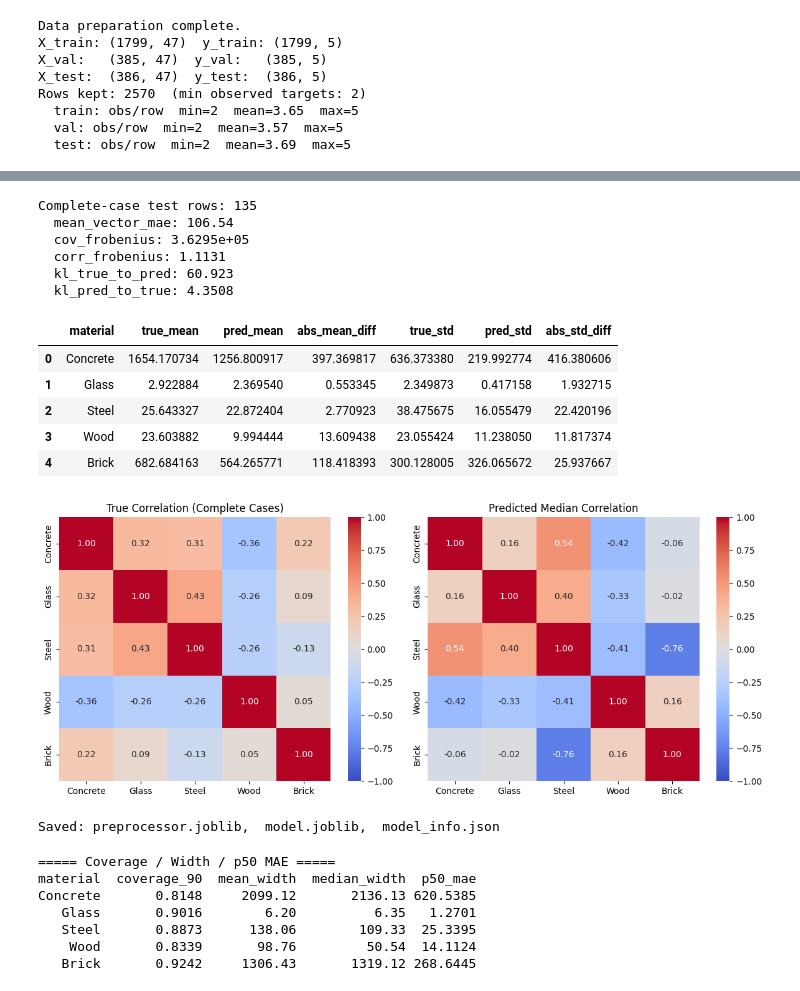
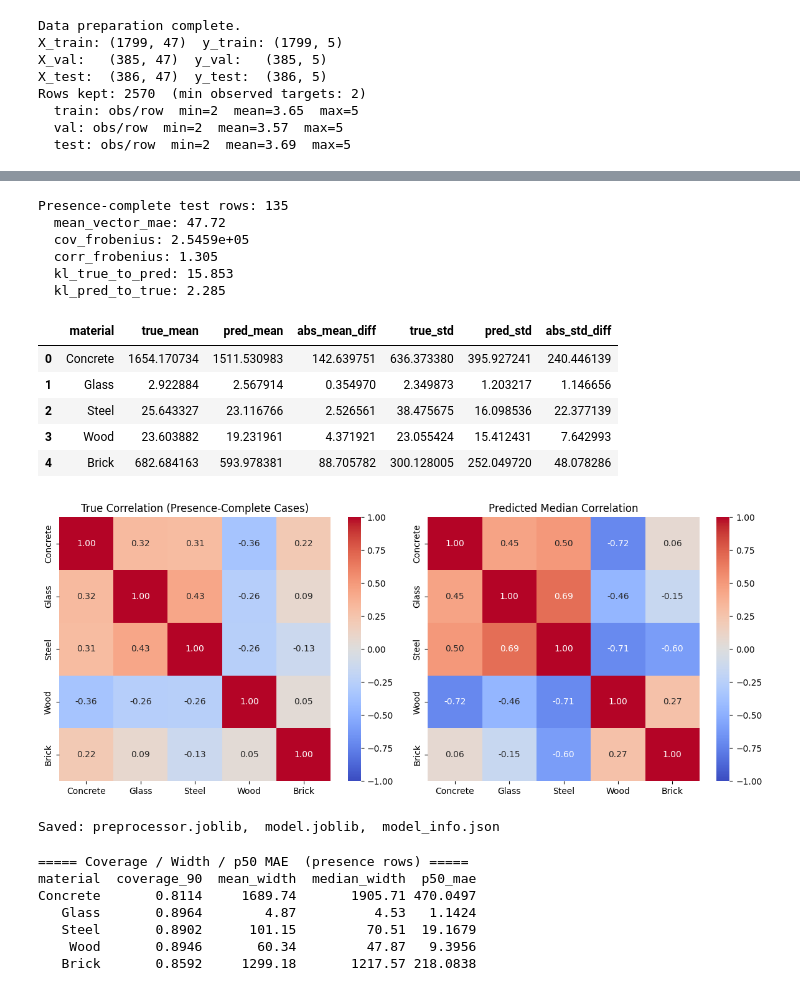
Before and after one commit to City-Syntax/material-intensity, a Jupyter notebook: prediction_model.ipynb, the cells around one changed output, grey strips where cells are left out. Saved outputs shown, nothing was run; the diff lists cells and outputs as text; code cells hidden in the pictures.

```diff
--- a/prediction_model.ipynb
+++ b/prediction_model.ipynb
@@ -8,15 +8,15 @@ import pandas as pd
 import seaborn as sns
 from scipy import stats
 from sklearn.compose import ColumnTransformer
-from sklearn.linear_model import LogisticRegression, RidgeCV
 from sklearn.metrics import mean_absolute_error
 from sklearn.model_selection import train_test_split
 from sklearn.preprocessing import OneHotEncoder, StandardScaler
+from xgboost import XGBClassifier, XGBRegressor
 
 SEED = 42
 MIN_OBSERVED_TARGETS = 2
-GROUP_COLS = ["Primary Code"]  # grouping variables for joint covariance matrices
-LOG_EPS = 1e-6           # small constant: log(y + LOG_EPS)
+GROUP_COLS = ["Typology"]  # grouping variables for joint covariance matrices
+LOG_EPS = 1e-6             # small constant: log(y + LOG_EPS)
 
 X_cols = ["Construction period", "Typology", "Primary Code", "Hybrid Structure", "Country"]
 y_cols = ["Concrete", "Glass", "Steel", "Wood", "Brick"]
@@ -284,12 +293,13 @@ class JointDistributionModel:
         eye_M = np.eye(len(y_cols))
         return shrunk + eye_M * self.reg_eps
 
-    def fit(self, X_proc, X_raw, y_raw, y_mask, intensity_model):
-        # Estimate group covariances from training-set log-residuals.
-        # Only complete-case rows (all 5 materials observed) are used.
-        complete = y_mask.all(axis=1)
+    def fit(self, X_proc, X_raw, y_raw, y_presence, intensity_model):
+        # Only presence-complete rows: all 5 materials observed AND > 0.
+        # Using y_mask.all() would include observed-as-zero rows; log(0+eps)
+        # contaminates the residual covariance with near-−∞ entries.
+        complete = y_presence.all(axis=1)
         if complete.sum() < len(y_cols):
-            raise ValueError(f"Need >= {len(y_cols)} complete rows; got {complete.sum()}.")
+            raise ValueError(f"Need >= {len(y_cols)} presence-complete rows; got {complete.sum()}.")
 
         mu_log  = intensity_model.predict_log(X_proc)
         y_log   = np.log(y_raw[complete] + LOG_EPS)
@@ -570,7 +613,7 @@ plt.show()
 # %%
 # ==========================================================
 # Joint distribution evaluation
-#   - Marginal moments (complete-case rows)
+#   - Marginal moments (presence-complete rows)
 #   - Material correlation heatmaps (true vs. predicted)
 # ==========================================================
 
@@ -588,7 +631,10 @@ def _gaussian_kl(mu_p, cov_p, mu_q, cov_q, eps=1e-6):
                   - d + (ldq - ldp))
 
 
-cc = ~np.isnan(data["y_test_raw"]).any(axis=1)
+# Presence-complete rows: all 5 materials observed AND > 0.
+# Matches the support used by JointDistributionModel.fit(); using y_mask.all()
+# would include observed-as-zero rows whose covariance is not well-defined.
+cc = (~np.isnan(data["y_test_raw"]) & (data["y_test_raw"] > 0)).all(axis=1)
 y_tc = data["y_test_raw"][cc]
 y_pc = model.stage2.predict(data["X_test_proc"][cc])
 
@@ -598,47 +644,47 @@ cov_t  = np.cov(y_tc, rowvar=False)
 cov_p  = np.cov(y_pc, rowvar=False)
 corr_t = np.corrcoef(y_tc, rowvar=False)
 corr_p = np.corrcoef(y_pc, rowvar=False)
 
-print(f"Complete-case test rows: {cc.sum()}")
+print(f"Presence-complete test rows: {cc.sum()}")
 stats_summary = {
     "mean_vector_mae":  float(np.mean(np.abs(mu_t - mu_p))),
     "cov_frobenius":    float(np.linalg.norm(cov_t - cov_p, ord="fro")),
     "corr_frobenius":   float(np.linalg.norm(corr_t - corr_p, ord="fro")),
     "kl_true_to_pred":  float(_gaussian_kl(mu_t, cov_t, mu_p, cov_p)),
     "kl_pred_to_true":  float(_gaussian_kl(mu_p, cov_p, mu_t, cov_t)),
 }
 for k, v in stats_summary.items():
     print(f"  {k}: {v:.5g}")
 
 per_material = pd.DataFrame({
     "material": y_cols,
     "true_mean": mu_t, "pred_mean": mu_p, "abs_mean_diff": np.abs(mu_t - mu_p),
     "true_std":  std_t, "pred_std":  std_p, "abs_std_diff":  np.abs(std_t - std_p),
 })
 display(per_material)
 
 fig, axes = plt.subplots(1, 2, figsize=(12, 5))
 for ax, corr, title in zip(axes, [corr_t, corr_p],
-                            ["True Correlation (Complete Cases)", "Predicted Median Correlation"]):
+                            ["True Correlation (Presence-Complete Cases)", "Predicted Median Correlation"]):
     sns.heatmap(corr, annot=True, fmt=".2f", cmap="coolwarm", vmin=-1, vmax=1,
                 xticklabels=y_cols, yticklabels=y_cols, ax=ax)
     ax.set_title(title)
 plt.tight_layout()
 plt.show()
 # %% [output]
-Complete-case test rows: 135
-  mean_vector_mae: 106.54
-  cov_frobenius: 3.6295e+05
-  corr_frobenius: 1.1131
-  kl_true_to_pred: 60.923
-  kl_pred_to_true: 4.3508
+Presence-complete test rows: 135
+  mean_vector_mae: 47.72
+  cov_frobenius: 2.5459e+05
+  corr_frobenius: 1.305
+  kl_true_to_pred: 15.853
+  kl_pred_to_true: 2.285
 |  | material | true_mean | pred_mean | abs_mean_diff | true_std | pred_std | abs_std_diff |
-| 0 | Concrete | 1654.170734 | 1256.800917 | 397.369817 | 636.373380 | 219.992774 | 416.380606 |
-| 1 | Glass | 2.922884 | 2.369540 | 0.553345 | 2.349873 | 0.417158 | 1.932715 |
-| 2 | Steel | 25.643327 | 22.872404 | 2.770923 | 38.475675 | 16.055479 | 22.420196 |
-| 3 | Wood | 23.603882 | 9.994444 | 13.609438 | 23.055424 | 11.238050 | 11.817374 |
-| 4 | Brick | 682.684163 | 564.265771 | 118.418393 | 300.128005 | 326.065672 | 25.937667 |
+| 0 | Concrete | 1654.170734 | 1511.530983 | 142.639751 | 636.373380 | 395.927241 | 240.446139 |
+| 1 | Glass | 2.922884 | 2.567914 | 0.354970 | 2.349873 | 1.203217 | 1.146656 |
+| 2 | Steel | 25.643327 | 23.116766 | 2.526561 | 38.475675 | 16.098536 | 22.377139 |
+| 3 | Wood | 23.603882 | 19.231961 | 4.371921 | 23.055424 | 15.412431 | 7.642993 |
+| 4 | Brick | 682.684163 | 593.978381 | 88.705782 | 300.128005 | 252.049720 | 48.078286 |
-[figure, old version]
+[figure, new version]
 # %%
 # ==========================================================
 # Save artefacts
@@ -679,12 +722,15 @@ Saved: preprocessor.joblib,  model.joblib,  model_info.json
 # %%
 # ==========================================================
 # Validation 1 — Coverage, Interval Width, Median MAE
+#   Evaluated on presence rows only (observed AND y > 0).
+#   Coverage/MAE of the conditional intensity model against y=0 rows
+#   is incoherent: those rows are Stage 1's responsibility.
 # ==========================================================
 
 coverage_results = []
 for mat in y_cols:
     y_true = data["y_test_df"][mat].to_numpy(dtype=float)
-    obs    = ~np.isnan(y_true)
+    obs    = (~np.isnan(y_true)) & (y_true > 0)
     y_true = y_true[obs]
     q05 = pred_test[mat]["p5"][obs]
     q50 = pred_test[mat]["p50"][obs]
@@ -699,16 +745,16 @@ for mat in y_cols:
     })
 
 coverage_df = pd.DataFrame(coverage_results)
-print("===== Coverage / Width / p50 MAE =====")
+print("===== Coverage / Width / p50 MAE  (presence rows) =====")
 print(coverage_df.to_string(index=False))
 # %% [output]
-===== Coverage / Width / p50 MAE =====
+===== Coverage / Width / p50 MAE  (presence rows) =====
 material  coverage_90  mean_width  median_width  p50_mae
-Concrete       0.8148     2099.12       2136.13 620.5385
-   Glass       0.9016        6.20          6.35   1.2701
-   Steel       0.8873      138.06        109.33  25.3395
-    Wood       0.8339       98.76         50.54  14.1124
-   Brick       0.9242     1306.43       1319.12 268.6445
+Concrete       0.8114     1689.74       1905.71 470.0497
+   Glass       0.8964        4.87          4.53   1.1424
+   Steel       0.8902      101.15         70.51  19.1679
+    Wood       0.8946       60.34         47.87   9.3956
+   Brick       0.8592     1299.18       1217.57 218.0838
 # %%
 # ==========================================================
 # Validation 5 — Baseline Comparison (training-set median)
```
Also changed, not shown: parts of 9 cells of this notebook, 7 other files.
